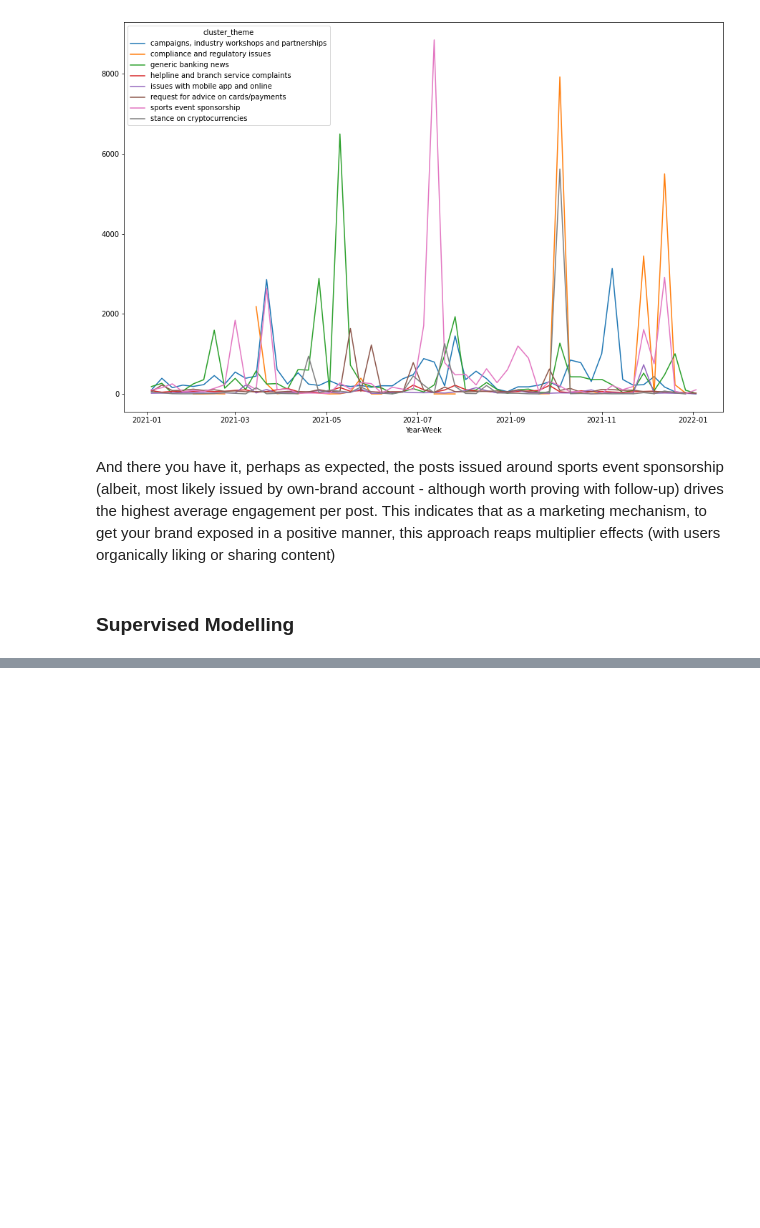
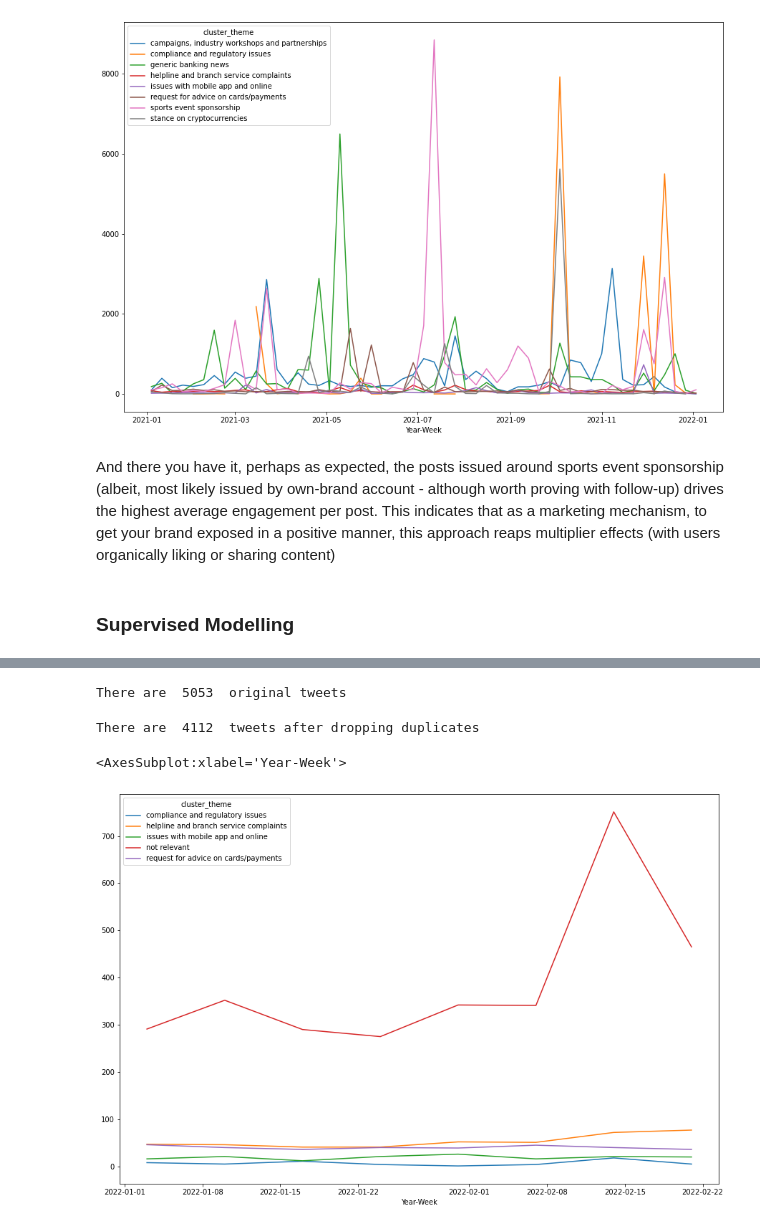
Before and after one commit to totogot/Social_Media_Analytics, a Jupyter notebook: main.ipynb, the cells around one changed output, grey strips where cells are left out. Cells and saved outputs as stored; diff of their text form; code cells hidden in the pictures; blank space fills up the shorter version.

Commit message:
adding initial supervised classifier code

```diff
--- a/main.ipynb
+++ b/main.ipynb
@@ -546,0 +754,4 @@ tweets_df =
+# %%
+y_train_encoded = encoder.transform(y_train)
+gradboost = xgb.XGBClassifier(random_state = 1)
+gradboost.fit(X_train, y_train_encoded)
@@ -546,0 +812,66 @@ tweets_df =
+# %%
+# load the dataframe
+new_tweets_df = pd.read_pickle('data/raw_{}_new_timeframe.pickle'.format(term))
+
+# create a unique identifier
+new_tweets_df = new_tweets_df.reset_index(drop=False).rename(columns={'index':'ID'})
+
+# cut to just tweets
+new_tweets_df = new_tweets_df[(new_tweets_df['inReplyToTweetId'].isna()) & (new_tweets_df['retweetedTweet'].isna())].reset_index(drop=True)
+print('There are ', str(len(new_tweets_df)), ' original tweets')
+
+# perform preprocessing to clean the tweet to the core components for clustering
+tqdm.pandas()
+new_tweets_df['cleaned_tweet'] = new_tweets_df['content'].progress_apply(lambda x: unsupervised.clean_tweet(x))
+
+# drop duplicates
+new_tweets_df = new_tweets_df.drop_duplicates(subset=['cleaned_tweet'], inplace=False).reset_index(drop=True)
+print('There are ', str(len(new_tweets_df)), ' tweets after dropping duplicates')
+
+# save the cleaned dataframe
+new_tweets_df.to_pickle(f'data/cleaned_new_tweets_{term}.pickle')
+# %% [output]
+There are  5053  original tweets
+There are  4112  tweets after dropping duplicates
+# %%
+# load word2vec model
+w2v_model = Word2Vec.load("data/word2vec.model")
+
+# embedd our tweets
+tqdm.pandas()
+new_tweets_df['tokens'] = new_tweets_df['cleaned_tweet'].apply(lambda x: word_tokenize(x))
+new_tweets_df['embedding'] = new_tweets_df['tokens'].progress_apply(lambda x: unsupervised.obtain_tweet_vector(x, w2v_model))
+
+# drop tweets where the vector is Null - as words not in Word2Vec vocab
+new_tweets_df = new_tweets_df[~new_tweets_df['embedding'].isna()]
+# %%
+# run the classifier
+X_pred = np.array(list(new_tweets_df['embedding']))
+
+predictions_encoded = gradboost.predict(X_pred)
+predictions = encoder.inverse_transform(predictions_encoded)
+
+# add the labels back to the data
+new_tweets_df['cluster_theme'] = predictions
+# %%
+# plot the topic mentions over time
+# prep the dataframe
+new_tweets_df['count'] = 1
+new_tweets_df['Date'] =  pd.to_datetime(new_tweets_df['date']).dt.date
+new_tweets_df['Year'] =  pd.to_datetime(new_tweets_df['Date']).dt.year
+new_tweets_df['Month'] =  pd.to_datetime(new_tweets_df['Date']).dt.month
+new_tweets_df['Week'] =  pd.to_datetime(new_tweets_df['Date']).dt.week
+
+new_tweets_df['Year-Week'] = pd.to_datetime(new_tweets_df['Year'].astype(str) + ' ' + new_tweets_df['Week'].astype(str) + ' 1', format='%Y %U %w').dt.date
+
+# drop where week is 52 (as this is from the previous year, and causes issues when plotting)
+new_tweets_df = new_tweets_df[new_tweets_df['Week']!=52]
+
+# plot the graph of mentions by topic
+agg_df = new_tweets_df.groupby(['Year-Week', 'cluster_theme'])['count'].sum().reset_index()
+pivot_df = agg_df.pivot(index='Year-Week', columns='cluster_theme', values='count')
+
+pivot_df.plot(figsize=(15, 10))
+# %% [output]
+<AxesSubplot:xlabel='Year-Week'>
+[figure, added]
```
Also changed, not shown: parts of 28 cells of this notebook, 1 other file.
